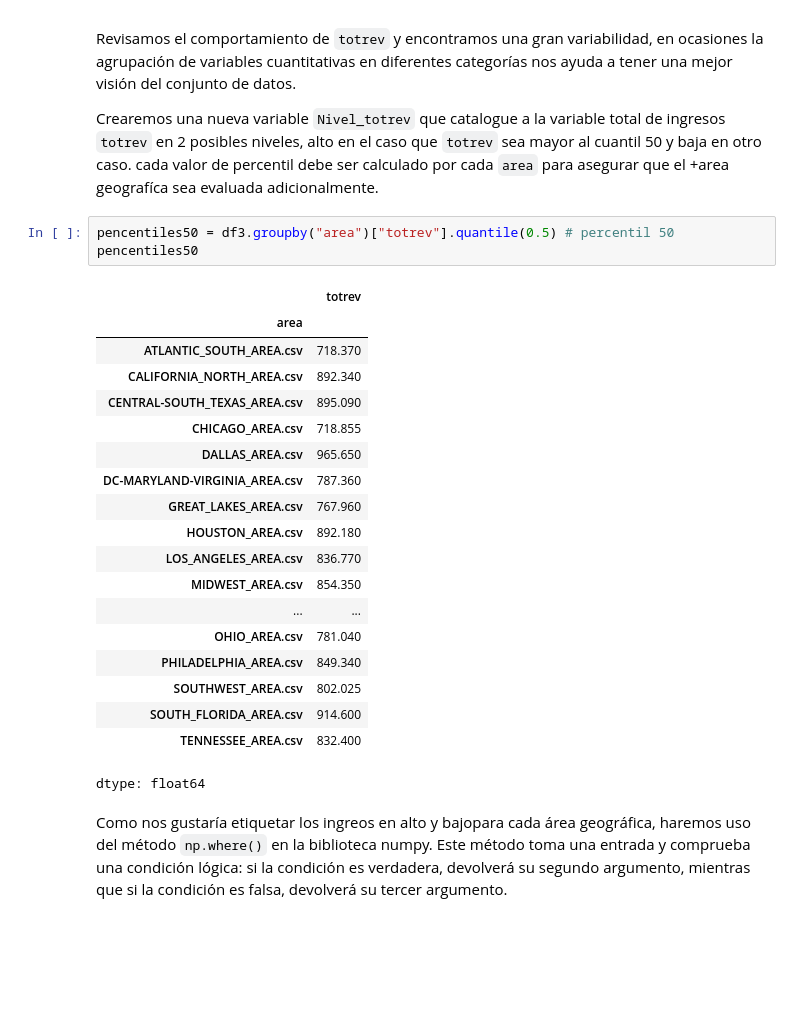
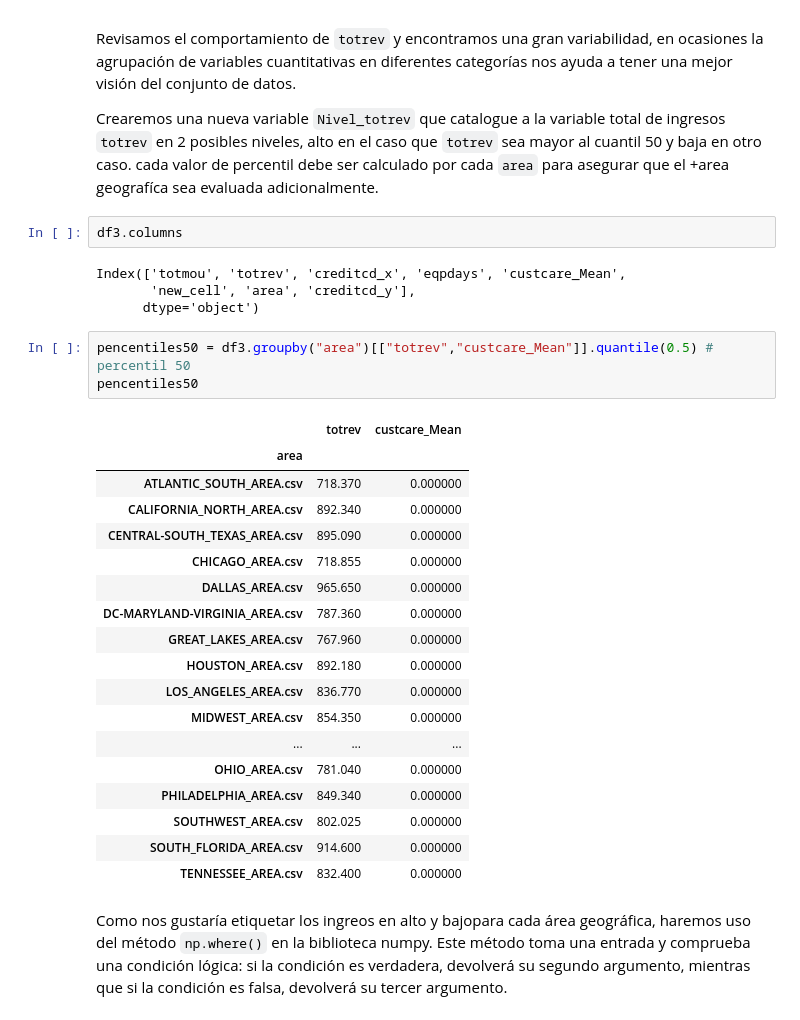
Before and after one commit to jazaineam1/Diplomado_ucentral_ME, a Jupyter notebook: Cuadernos/M1_Clase_3_Manipulación_de_datos_en_Python.ipynb, the cells around one changed output. Saved outputs shown, nothing was run; the diff lists cells and outputs as text; blank space fills up the shorter version.

```diff
--- a/Cuadernos/M1_Clase_3_Manipulación_de_datos_en_Python.ipynb
+++ b/Cuadernos/M1_Clase_3_Manipulación_de_datos_en_Python.ipynb
@@ -945,29 +945,34 @@ df3[["creditcd_x","totrev"]].groupby('creditcd_x').std()
 Revisamos el comportamiento de `totrev` y encontramos una gran variabilidad, en ocasiones la agrupación de variables cuantitativas en diferentes categorías nos ayuda a tener una mejor visión del conjunto de datos.
 
 Crearemos una nueva variable `Nivel_totrev`  que catalogue a la variable total de ingresos `totrev` en 2 posibles niveles, alto en el caso que `totrev`  sea mayor al cuantil 50 y baja en otro caso. cada valor de percentil debe ser calculado por cada `area` para asegurar que el +area geografíca sea evaluada adicionalmente.
+# %%
+df3.columns
+# %% [output]
+Index(['totmou', 'totrev', 'creditcd_x', 'eqpdays', 'custcare_Mean',
+       'new_cell', 'area', 'creditcd_y'],
+      dtype='object')
 # %%
-pencentiles50 = df3.groupby("area")["totrev"].quantile(0.5) # percentil 50
+pencentiles50 = df3.groupby("area")[["totrev","custcare_Mean"]].quantile(0.5) # percentil 50
 pencentiles50
 # %% [output]
-|  | totrev |
-| area |  |
-| ATLANTIC_SOUTH_AREA.csv | 718.370 |
-| CALIFORNIA_NORTH_AREA.csv | 892.340 |
-| CENTRAL-SOUTH_TEXAS_AREA.csv | 895.090 |
-| CHICAGO_AREA.csv | 718.855 |
-| DALLAS_AREA.csv | 965.650 |
-| DC-MARYLAND-VIRGINIA_AREA.csv | 787.360 |
-| GREAT_LAKES_AREA.csv | 767.960 |
-| HOUSTON_AREA.csv | 892.180 |
-| LOS_ANGELES_AREA.csv | 836.770 |
-| MIDWEST_AREA.csv | 854.350 |
-| ... | ... |
-| OHIO_AREA.csv | 781.040 |
-| PHILADELPHIA_AREA.csv | 849.340 |
-| SOUTHWEST_AREA.csv | 802.025 |
-| SOUTH_FLORIDA_AREA.csv | 914.600 |
-| TENNESSEE_AREA.csv | 832.400 |
+|  | totrev | custcare_Mean |
+| area |  |  |
+| ATLANTIC_SOUTH_AREA.csv | 718.370 | 0.000000 |
+| CALIFORNIA_NORTH_AREA.csv | 892.340 | 0.000000 |
+| CENTRAL-SOUTH_TEXAS_AREA.csv | 895.090 | 0.000000 |
+| CHICAGO_AREA.csv | 718.855 | 0.000000 |
+| DALLAS_AREA.csv | 965.650 | 0.000000 |
+| DC-MARYLAND-VIRGINIA_AREA.csv | 787.360 | 0.000000 |
+| GREAT_LAKES_AREA.csv | 767.960 | 0.000000 |
+| HOUSTON_AREA.csv | 892.180 | 0.000000 |
+| LOS_ANGELES_AREA.csv | 836.770 | 0.000000 |
+| MIDWEST_AREA.csv | 854.350 | 0.000000 |
+| ... | ... | ... |
+| OHIO_AREA.csv | 781.040 | 0.000000 |
+| PHILADELPHIA_AREA.csv | 849.340 | 0.000000 |
+| SOUTHWEST_AREA.csv | 802.025 | 0.000000 |
+| SOUTH_FLORIDA_AREA.csv | 914.600 | 0.000000 |
+| TENNESSEE_AREA.csv | 832.400 | 0.000000 |
-dtype: float64
 # %% [markdown]
 Como nos gustaría etiquetar los ingreos en alto y bajopara  cada área geográfica, haremos uso del método
 `np.where()` en la biblioteca numpy. Este método toma una entrada y comprueba una condición lógica: si la
```
Also changed, not shown: parts of 3 cells of this notebook.
